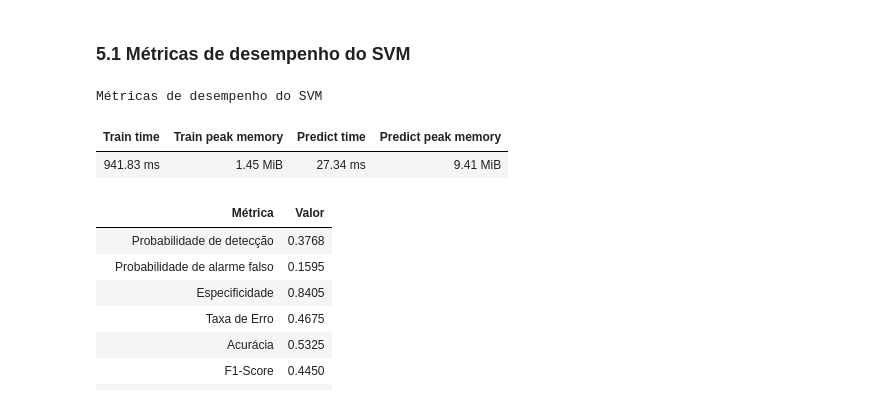
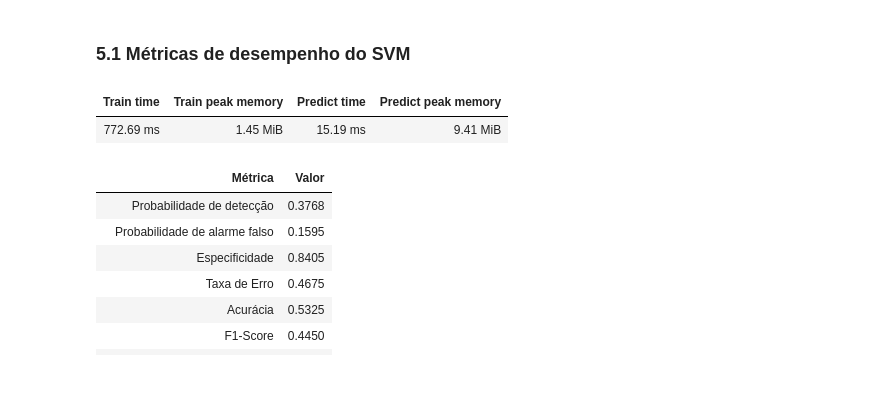
Before and after one commit to jtlimo/ccm-102, a Jupyter notebook: main.ipynb, the cells around one changed output. Saved outputs shown, nothing was run; the diff lists cells and outputs as text; code cells hidden in the pictures.

```diff
--- a/main.ipynb
+++ b/main.ipynb
@@ -78,7 +78,7 @@ translated_names = {
     "PFA": "Probabilidade de alarme falso",
   }
 
-def plot_performance_metrics(metrics, title):
+def plot_performance_metrics(metrics):
   df = pd.DataFrame([metrics])
   df.round(2)
   df.columns = ["Train time", "Train peak memory",
@@ -89,7 +89,6 @@ def plot_performance_metrics(metrics, title):
      "Train peak memory": "{:.2f} MiB",
      "Predict time": "{:.2f} ms",
      "Predict peak memory": "{:.2f} MiB"})
-  df = df.set_caption(title)
 
   return df
 
@@ -333,11 +347,10 @@ metrics_svc, y_pred = benchmark(linearsvc, X_train_res, y_train_res, X_test_pca)
 # %% [markdown]
 ### 5.1 Métricas de desempenho do SVM
 # %%
-plot_performance_metrics(metrics_svc, "Métricas de desempenho do SVM")
+plot_performance_metrics(metrics_svc)
 # %% [output]
-Métricas de desempenho do SVM
 | Train time | Train peak memory | Predict time | Predict peak memory |
-| 941.83 ms | 1.45 MiB | 27.34 ms | 9.41 MiB |
+| 772.69 ms | 1.45 MiB | 15.19 ms | 9.41 MiB |
 # %%
 cm_svc = ConfusionMatrix(actual_vector=y_test,predict_vector=y_pred)
 
```
Also changed, not shown: parts of 6 cells of this notebook.
